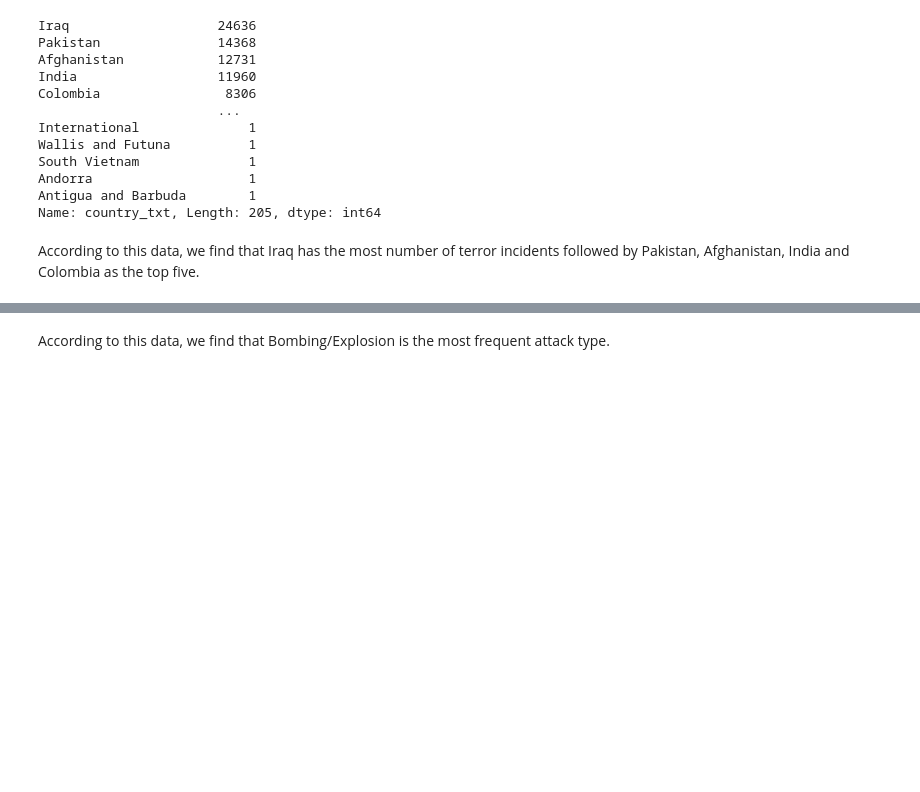
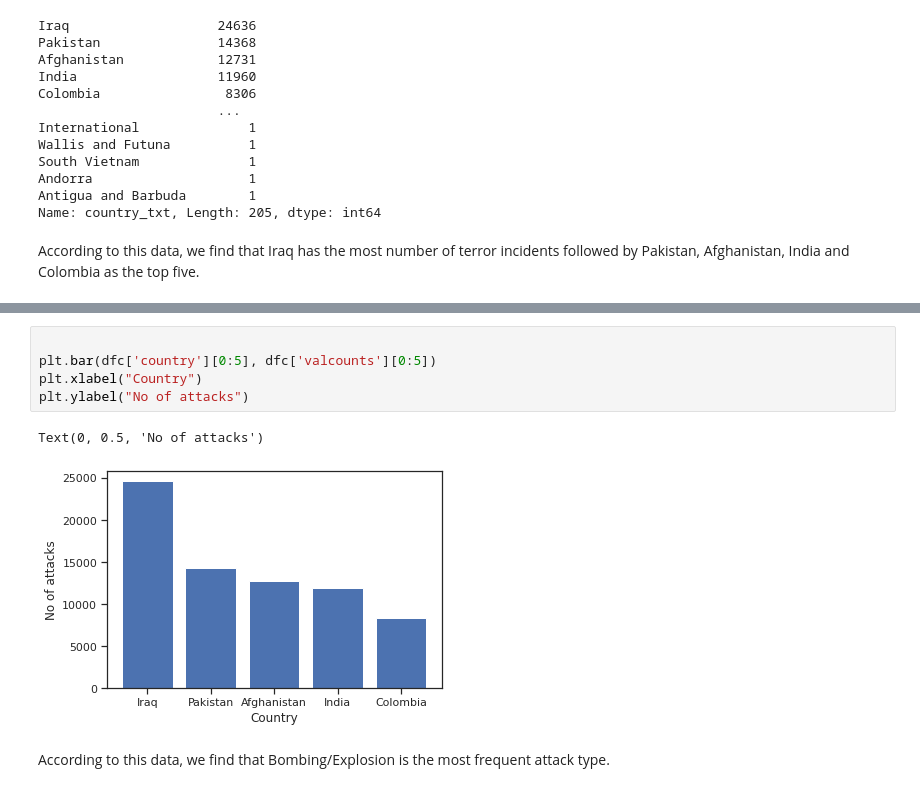
Before and after one commit to GauravBFG10K/Global-Terrorism---EDA, a Jupyter notebook: Global_Terrorism_Analysis_Capstone_Project.ipynb, the cells around one changed output, grey strips where cells are left out. Cells and saved outputs as stored; diff of their text form; blank space fills up the shorter version.

```diff
--- a/Global_Terrorism_Analysis_Capstone_Project.ipynb
+++ b/Global_Terrorism_Analysis_Capstone_Project.ipynb
@@ -214,3 +231,11 @@ dfc
+# %%
+
+plt.bar(dfc['country'][0:5], dfc['valcounts'][0:5])
+plt.xlabel("Country")
+plt.ylabel("No of attacks")
+# %% [output]
+Text(0, 0.5, 'No of attacks')
+[figure, added]
 # %% [markdown]
 According to this data, we find that Bombing/Explosion is the most frequent attack type.
 # %%
```
Also changed, not shown: parts of 15 cells of this notebook.
